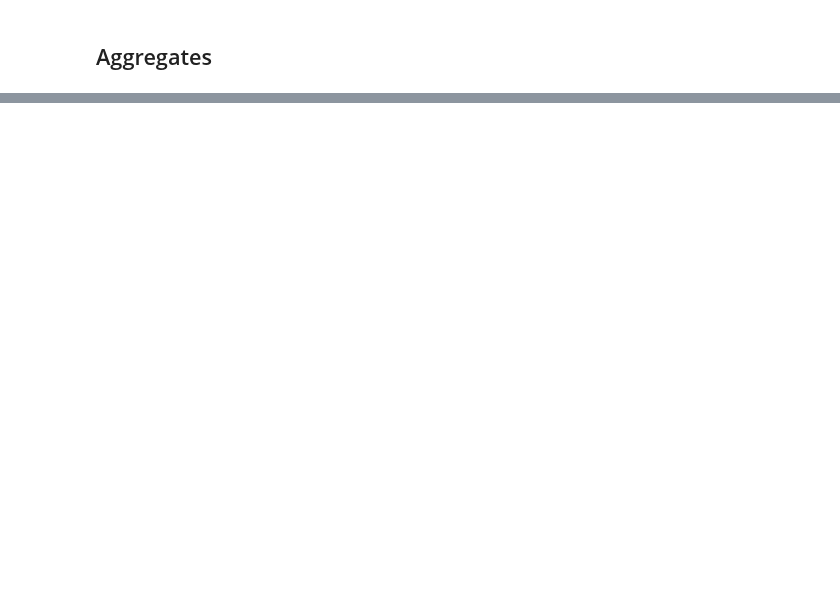
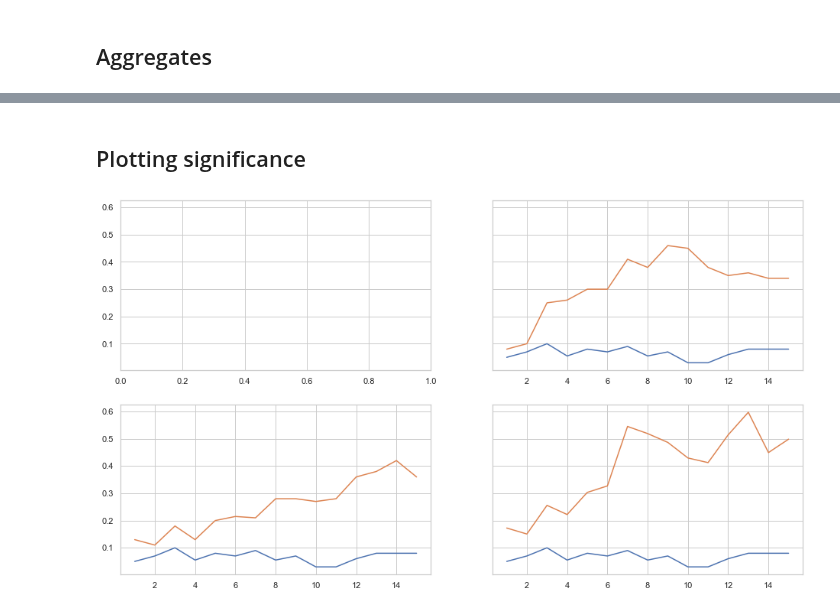
Before and after one commit to Roan-Schellingerhout/YouTube_conspiracy_paper, a Jupyter notebook: Machine Learning/Predictions.ipynb, the cells around one changed output, grey strips where cells are left out. Saved outputs shown, nothing was run; the diff lists cells and outputs as text; code cells hidden in the pictures; blank space fills up the shorter version.

```diff
--- a/Machine Learning/Predictions.ipynb
+++ b/Machine Learning/Predictions.ipynb
@@ -122,0 +188,11 @@ plt.show()
+# %% [markdown]
+## Plotting significance
+# %%
+f, ax = plt.subplots(nrows=2, ncols=2, sharey=True, figsize=(16, 9));
+
+
+ax[1, 0].plot(pivot.groupby("strategy").mean().loc[["strategy 1", "strategy 2"]].T);
+ax[0, 1].plot(pivot.groupby("strategy").mean().loc[["strategy 1", "strategy 3"]].T);
+ax[1, 1].plot(pivot.groupby("strategy").mean().loc[["strategy 1", "strategy 4"]].T);
+# %% [output]
+[figure, added]
```
Also changed, not shown: parts of 11 cells of this notebook, 3 other files.
